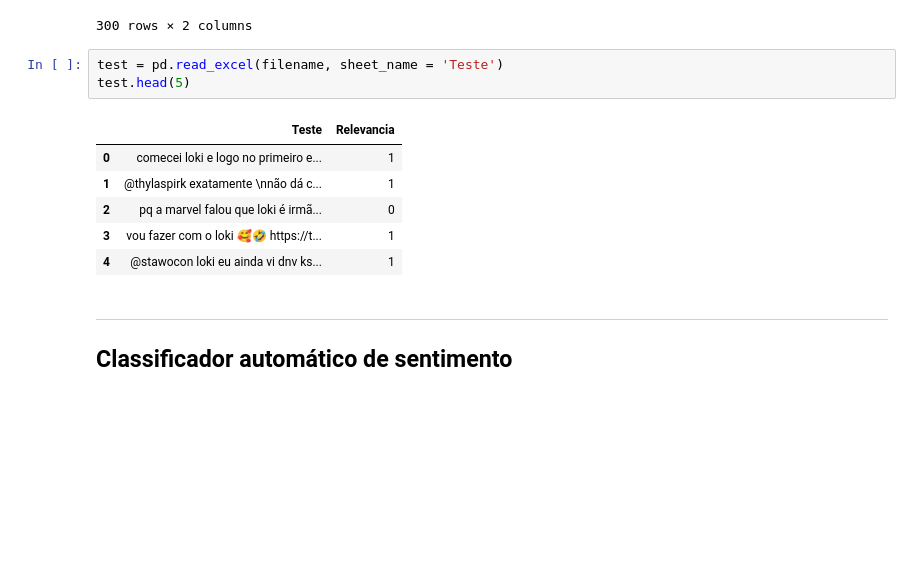
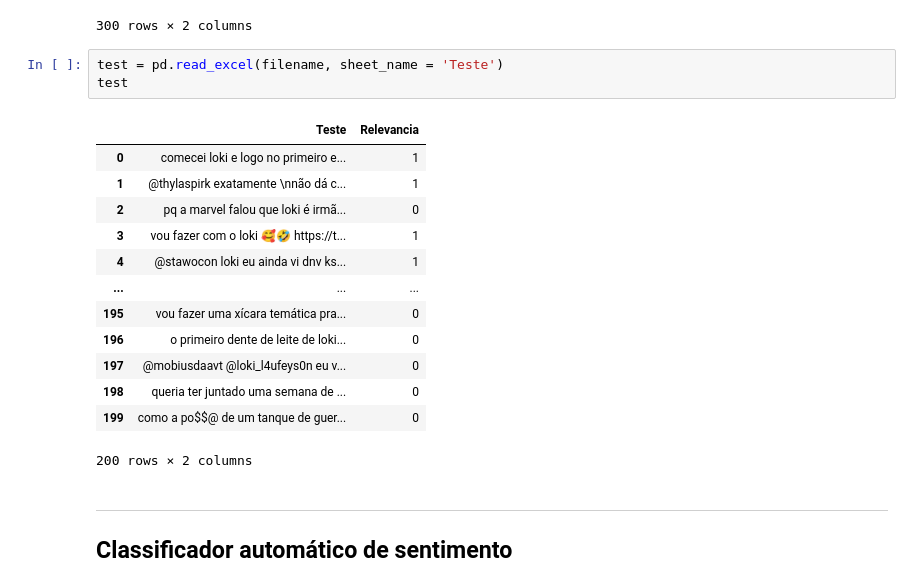
Before and after one commit to xValentim/Classificador_automatico_de_sentimentos, a Jupyter notebook: Classificador_NaiveBayes_Loki.ipynb, the cells around one changed output. Drawn from its saved outputs; the diff is of its cells as text; blank space fills up the shorter version.

```diff
--- a/Classificador_NaiveBayes_Loki.ipynb
+++ b/Classificador_NaiveBayes_Loki.ipynb
@@ -83,14 +83,21 @@ train
 300 rows × 2 columns
 # %%
 test = pd.read_excel(filename, sheet_name = 'Teste')
-test.head(5)
+test
 # %% [output]
 |  | Teste | Relevancia |
 | 0 | comecei loki e logo no primeiro e... | 1 |
 | 1 | @thylaspirk exatamente \nnão dá c... | 1 |
 | 2 | pq a marvel falou que loki é irmã... | 0 |
 | 3 | vou fazer com o loki 🥰🤣 https://t... | 1 |
 | 4 | @stawocon loki eu ainda vi dnv ks... | 1 |
+| ... | ... | ... |
+| 195 | vou fazer uma xícara temática pra... | 0 |
+| 196 | o primeiro dente de leite de loki... | 0 |
+| 197 | @mobiusdaavt @loki_l4ufeys0n eu v... | 0 |
+| 198 | queria ter juntado uma semana de ... | 0 |
+| 199 | como a po$$@ de um tanque de guer... | 0 |
+200 rows × 2 columns
 # %% [markdown]
 ___
 ## Classificador automático de sentimento
```
Also changed, not shown: parts of 19 cells of this notebook.
